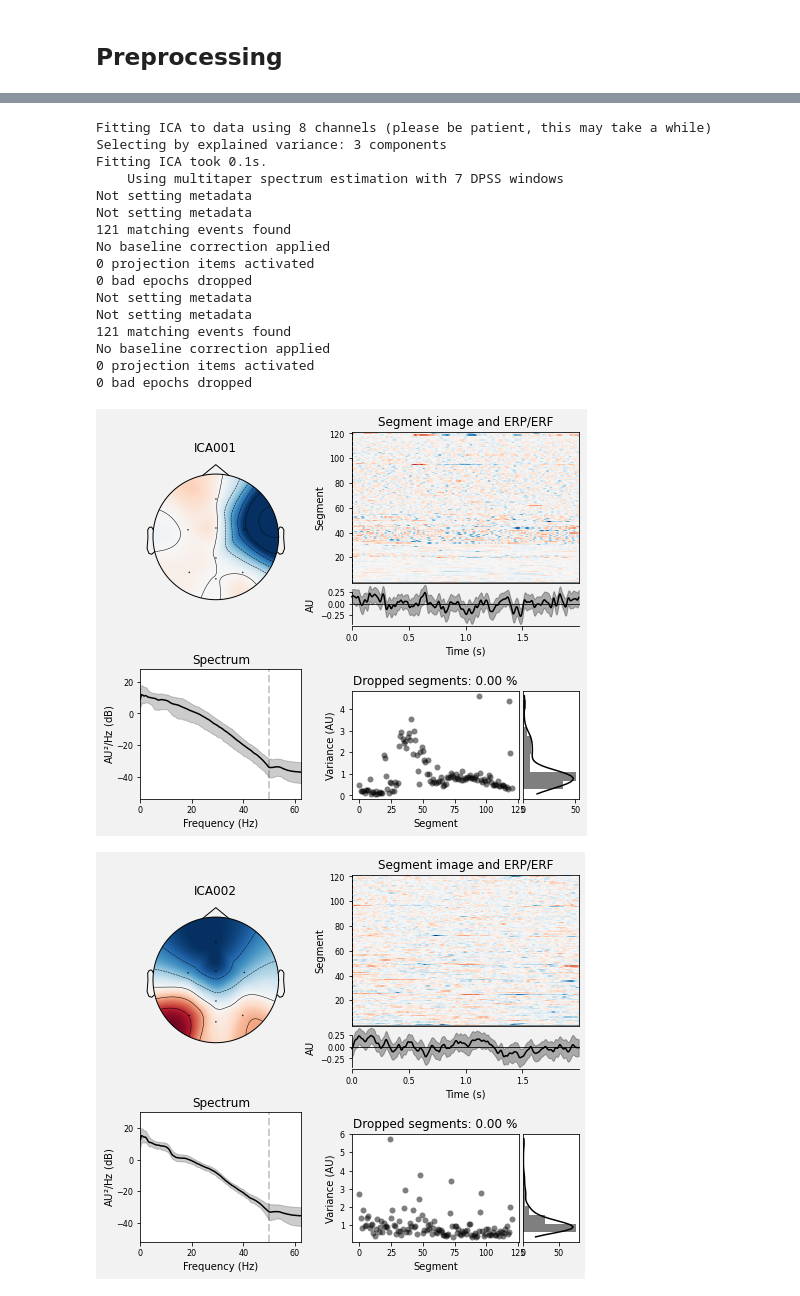
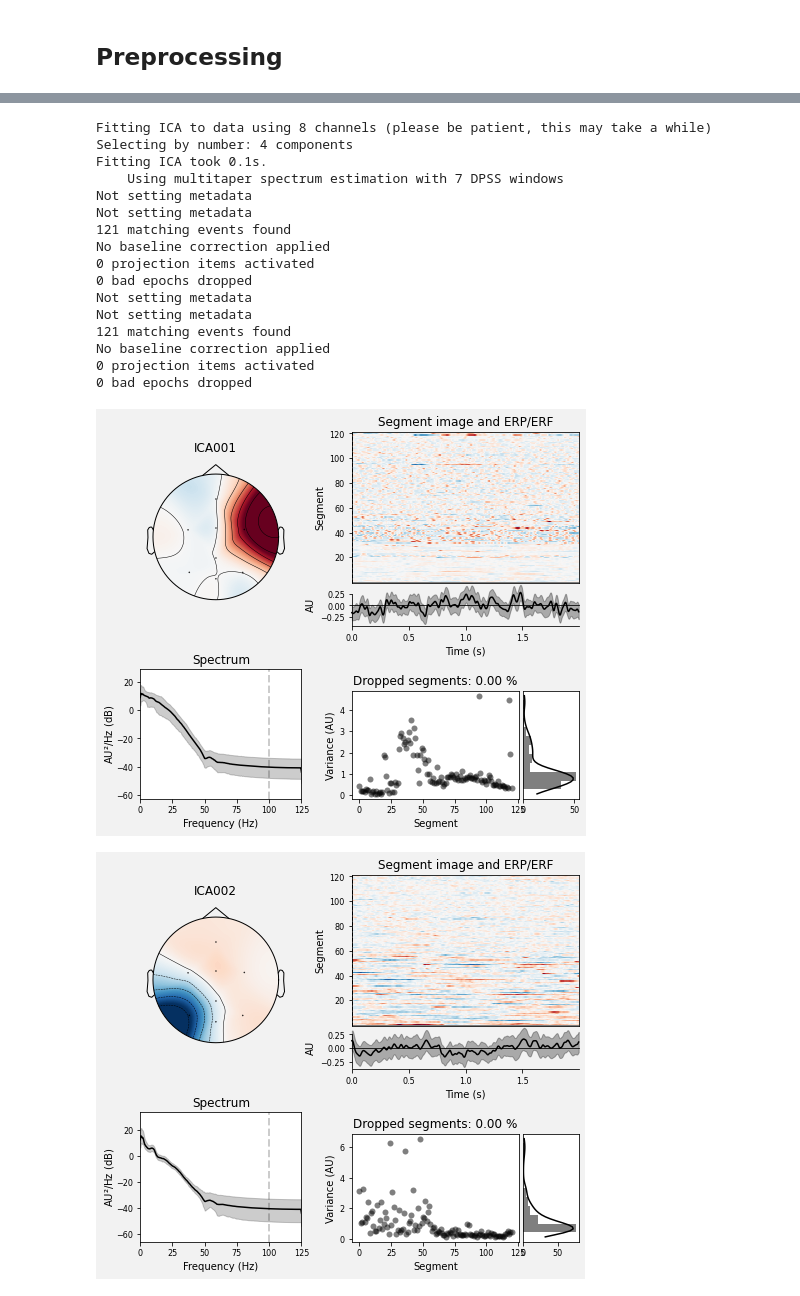
Before and after one commit to esbenkc/P300-Tweaks, a Jupyter notebook: src/mne/mne-viz.ipynb, the cells around one changed output, grey strips where cells are left out. Cells and saved outputs as stored; diff of their text form; code cells hidden in the pictures.

Commit message:
figures

```diff
--- a/src/mne/mne-viz.ipynb
+++ b/src/mne/mne-viz.ipynb
@@ -50,6 +28,6 @@ Effective window size : 8.192 (s)
 # %% [markdown]
 ## Preprocessing
 # %%
-raw = raw.filter(0.1, 50., fir_design="firwin")
+raw = raw.filter(0.1, 100., fir_design="firwin")
 # %% [output]
 Filtering raw data in 1 contiguous segment
@@ -67,27 +45,27 @@ Designing a one-pass, zero-phase, non-causal bandpass filter:
 - Filter length: 8251 samples (33.004 sec)
 # %%
 # set up and fit the ICA
-ica = mne.preprocessing.ICA(n_components=0.8, random_state=97, max_iter=800)
+ica = mne.preprocessing.ICA(n_components=4, random_state=97, max_iter=800)
 ica.fit(raw)
 ica.exclude = [1, 2]  # details on how we picked these are omitted here
 _=ica.plot_properties(raw, picks=ica.exclude)
 # %% [output]
 Fitting ICA to data using 8 channels (please be patient, this may take a while)
-Selecting by explained variance: 3 components
+Selecting by number: 4 components
 Fitting ICA took 0.1s.
     Using multitaper spectrum estimation with 7 DPSS windows
 Not setting metadata
 Not setting metadata
 121 matching events found
 No baseline correction applied
 0 projection items activated
 0 bad epochs dropped
 Not setting metadata
 Not setting metadata
 121 matching events found
 No baseline correction applied
 0 projection items activated
 0 bad epochs dropped
-[figure, old version]
+[figure, new version]
-[figure, old version]
+[figure, new version]
 # %%
```
Also changed, not shown: parts of 19 cells of this notebook, 6 other files.
